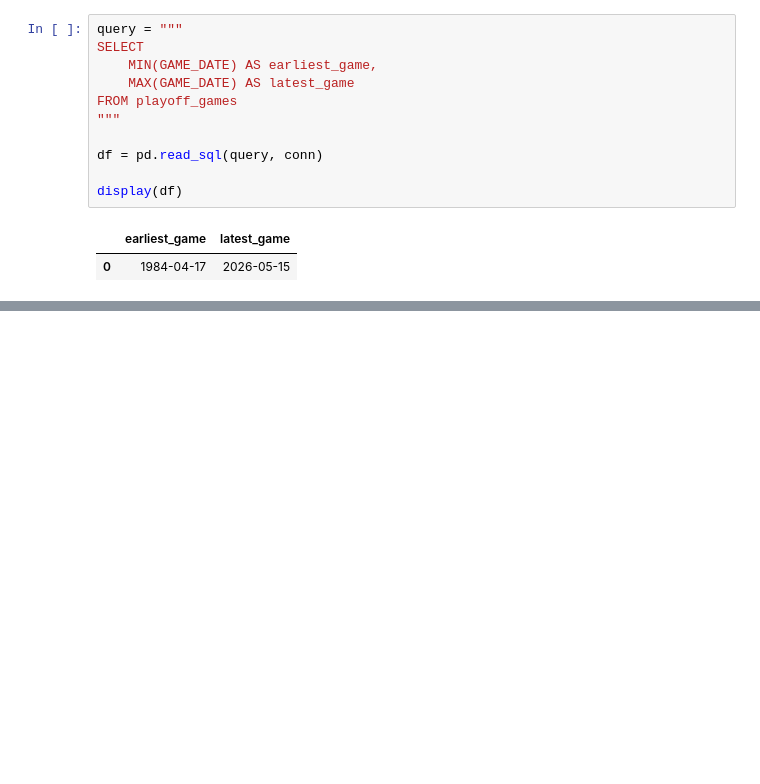
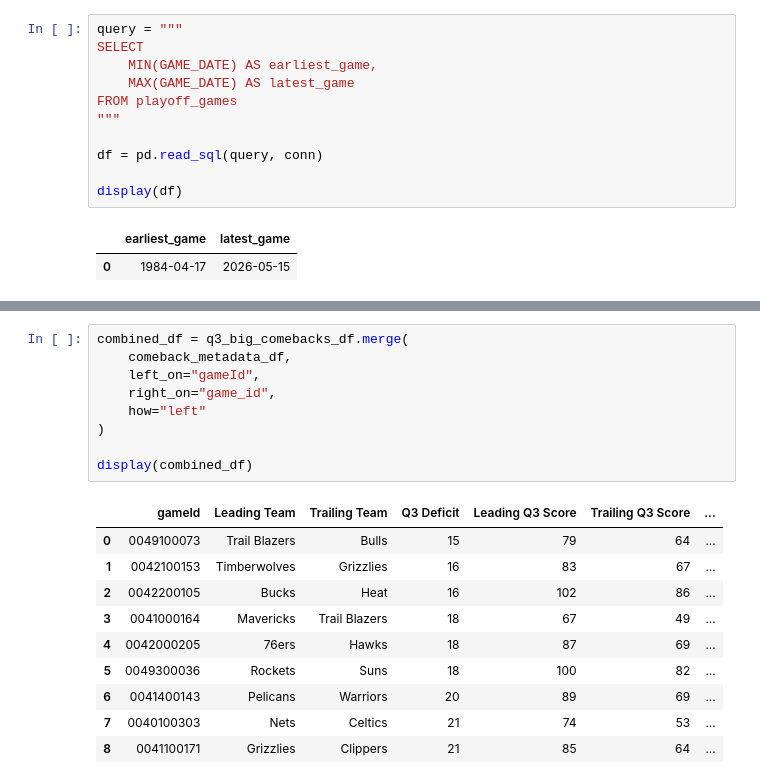
Before and after one commit to MalikHack007/nba-data-analytics, a Jupyter notebook: notebooks/comback_analysis.ipynb, the cells around one changed output, grey strips where cells are left out. Cells and saved outputs as stored; diff of their text form; blank space fills up the shorter version.

```diff
--- a/notebooks/comback_analysis.ipynb
+++ b/notebooks/comback_analysis.ipynb
@@ -61,0 +393,20 @@ KeyError: 0
+# %%
+combined_df = q3_big_comebacks_df.merge(
+    comeback_metadata_df,
+    left_on="gameId",
+    right_on="game_id",
+    how="left"
+)
+
+display(combined_df)
+# %% [output]
+|  | gameId | Leading Team | Trailing Team | Q3 Deficit | Leading Q3 Score | Trailing Q3 Score | ... |
+| 0 | 0049100073 | Trail Blazers | Bulls | 15 | 79 | 64 | ... |
+| 1 | 0042100153 | Timberwolves | Grizzlies | 16 | 83 | 67 | ... |
+| 2 | 0042200105 | Bucks | Heat | 16 | 102 | 86 | ... |
+| 3 | 0041000164 | Mavericks | Trail Blazers | 18 | 67 | 49 | ... |
+| 4 | 0042000205 | 76ers | Hawks | 18 | 87 | 69 | ... |
+| 5 | 0049300036 | Rockets | Suns | 18 | 100 | 82 | ... |
+| 6 | 0041400143 | Pelicans | Warriors | 20 | 89 | 69 | ... |
+| 7 | 0040100303 | Nets | Celtics | 21 | 74 | 53 | ... |
+| 8 | 0041100171 | Grizzlies | Clippers | 21 | 85 | 64 | ... |
```
Also changed, not shown: parts of 13 cells of this notebook.
